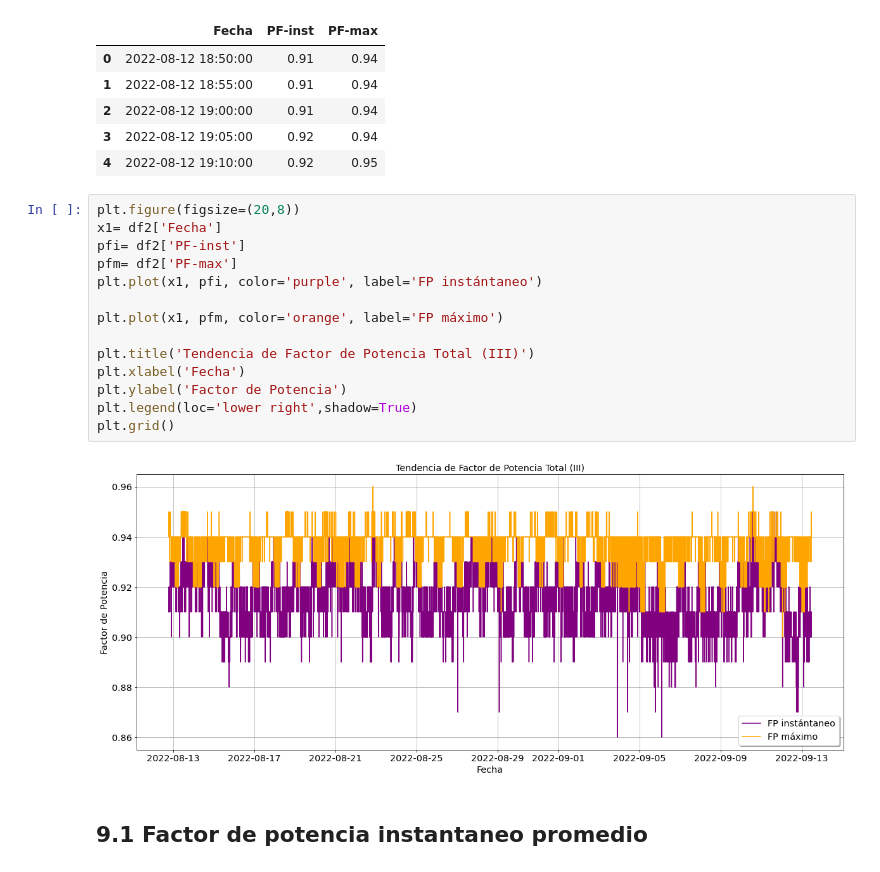
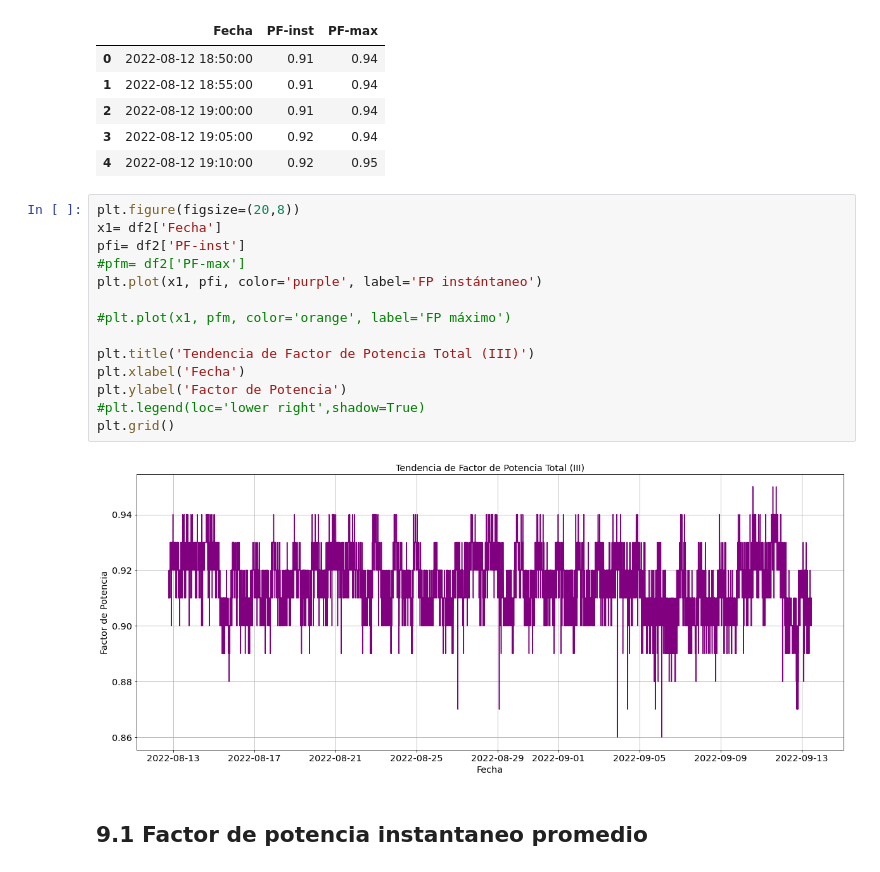
Before and after one commit to anghelcast/pqdata_samples, a Jupyter notebook: PQDATA_Top/PQDATA_TOP.ipynb, the cells around one changed output. Saved outputs shown, nothing was run; the diff lists cells and outputs as text.

```diff
--- a/PQDATA_Top/PQDATA_TOP.ipynb
+++ b/PQDATA_Top/PQDATA_TOP.ipynb
@@ -346,19 +346,19 @@ df2.head()
 # %%
 plt.figure(figsize=(20,8))
 x1= df2['Fecha']
 pfi= df2['PF-inst']
-pfm= df2['PF-max']
+#pfm= df2['PF-max']
 plt.plot(x1, pfi, color='purple', label='FP instántaneo')
 
-plt.plot(x1, pfm, color='orange', label='FP máximo')
+#plt.plot(x1, pfm, color='orange', label='FP máximo')
 
 plt.title('Tendencia de Factor de Potencia Total (III)')
 plt.xlabel('Fecha')
 plt.ylabel('Factor de Potencia')
-plt.legend(loc='lower right',shadow=True)
+#plt.legend(loc='lower right',shadow=True)
 plt.grid()
 # %% [output]
-[figure, old version]
+[figure, new version]
 # %% [markdown]
 ## 9.1 Factor de potencia instantaneo promedio
 # %%
```
Also changed, not shown: parts of 5 cells of this notebook.
